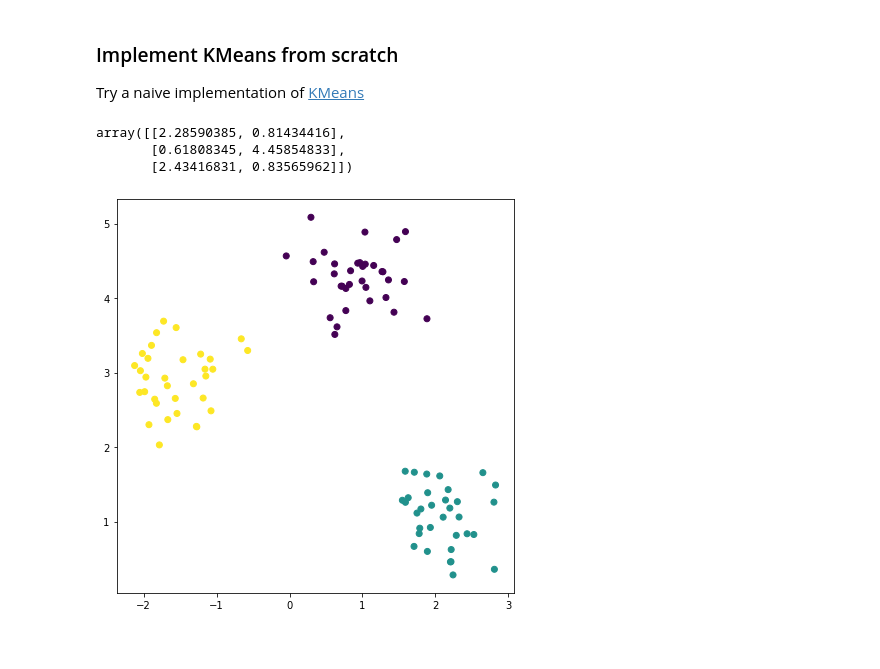
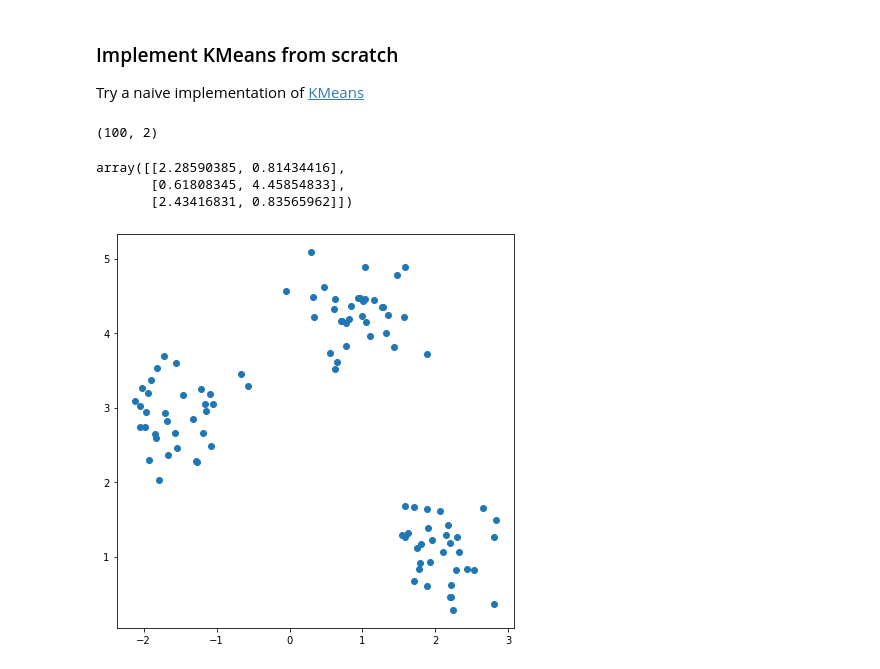
Before and after one commit to afflint/mastercobra, a Jupyter notebook: exercises/aa2022-23.ipynb, the cells around one changed output. Cells and saved outputs as stored; diff of their text form; code cells hidden in the pictures.

```diff
--- a/exercises/aa2022-23.ipynb
+++ b/exercises/aa2022-23.ipynb
@@ -114,7 +148,13 @@ Try a naive implementation of [KMeans](https://en.wikipedia.org/wiki/K-means_clu
 from sklearn.datasets import make_blobs
 # %%
 k = 3
-X, y = make_blobs(n_samples=100, centers=k, n_features=2, random_state=0, cluster_std=.4)
+X, y = make_blobs(n_samples=100,
+                  centers=k, n_features=2,
+                  random_state=0, cluster_std=.4)
+# %%
+X.shape
+# %% [output]
+(100, 2)
 # %%
 X[:3]
 # %% [output]
@@ -125,8 +165,8 @@ array([[2.28590385, 0.81434416],
 import matplotlib.pyplot as plt
 # %%
 fig, ax = plt.subplots(figsize=(6, 6))
-ax.scatter(X[:,0], X[:,1], c=y)
+ax.scatter(X[:,0], X[:,1])
 plt.tight_layout()
 plt.show()
 # %% [output]
-[figure, old version]
+[figure, new version]
```
Also changed, not shown: parts of 20 cells of this notebook, 1 other file.
